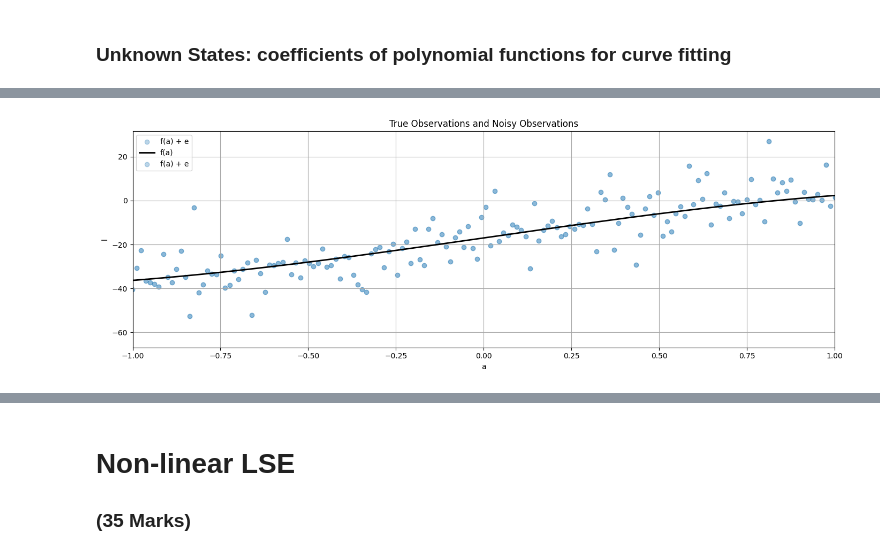
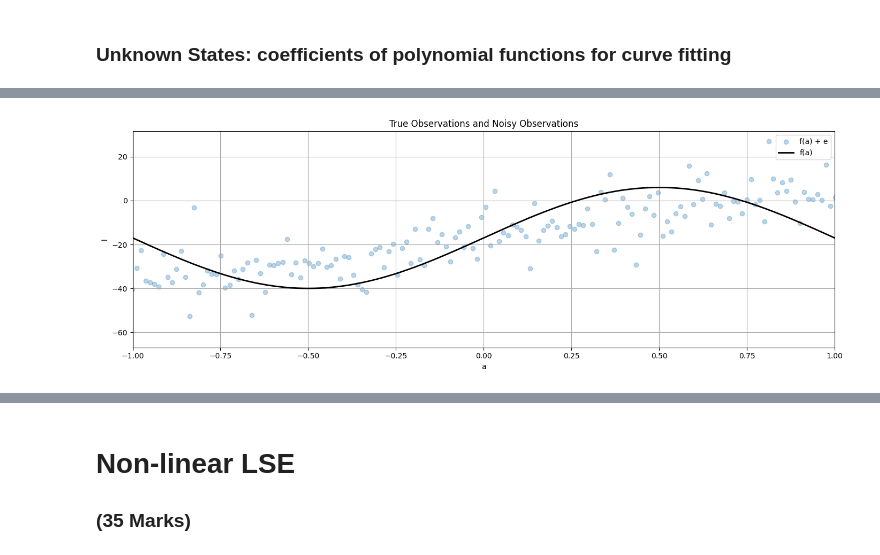
Before and after one commit to jasleenbadhesha/engg680_2024_fall, a Jupyter notebook: Lab_Assignment2/Assignment2.ipynb, the cells around one changed output, grey strips where cells are left out. Drawn from its saved outputs; the diff is of its cells as text; code cells hidden in the pictures.

```diff
--- a/Lab_Assignment2/Assignment2.ipynb
+++ b/Lab_Assignment2/Assignment2.ipynb
@@ -68,37 +68,34 @@ end = np.pi
 a = np.linspace(start, end, n)
 # %%
 # step 4
-# use the matplotlib to plot the true and noisy observations together in one single figure
+# plotting the true and noisy observations together in one single figure
 fig, ax = plt.subplots(nrows=1, ncols=1, figsize=(14, 5))
 
-# use scatter for noisy observation plotting
+# creating scatter plot for noisy observation plotting, label it as "f(a) + e", set color as 'tab:blue', set marker as 'o' and set alpha as 0.3
 ax.scatter(a, l, label="f(a) + e", color='tab:blue', marker='o', alpha=0.3)
+a_scale = np.linspace(-1, 1, n)
 
-# for the true observation, label it as "f(a)"" and set color as 'k'
-ax.plot(a, l_true, label="f(a)", color='k', linewidth=2)
+# creating scatter plot for true observation, label it as "f(a)"" and set color as 'k'
+ax.plot(a_scale, l_true, label="f(a)", color='k', linewidth=2)
 
-# for the noisy observation scatter plot, label it as "f(a) + e", set color as 'tab:blue', set marker as 'o' and set alpha as 0.3
-ax.scatter(a, l, label="f(a) + e", color='tab:blue', marker='o', alpha=0.3)
-
-# include proper axis labels, legend and title
+# creating axis labels, legend and title
 ax.set_xlabel("a")
 ax.set_ylabel("l")
+ax.set_title("True Observations and Noisy Observations")
+ax.legend()
 
-ax.set_title("True Observations and Noisy Observations")
-
-ax.legend()
 ax.grid(True, which='both',ls='-',color='0.65')
 fig.tight_layout()
 
-# scale the range of x-axis to be -1 to 1
+# scaling the range of x-axis to be -1 to 1
 ax.set_xlim([-1, 1])
 
 # keep this format for the rest of the plots in this lab assignment
 # (2 marks)
 
 plt.show() # display the plot
 # %% [output]
-[figure, old version]
+[figure, new version]
 # %%
 # step 5
 # define a curve fitting function named fit_polynomial_curve
```
Also changed, not shown: parts of 22 cells of this notebook.
